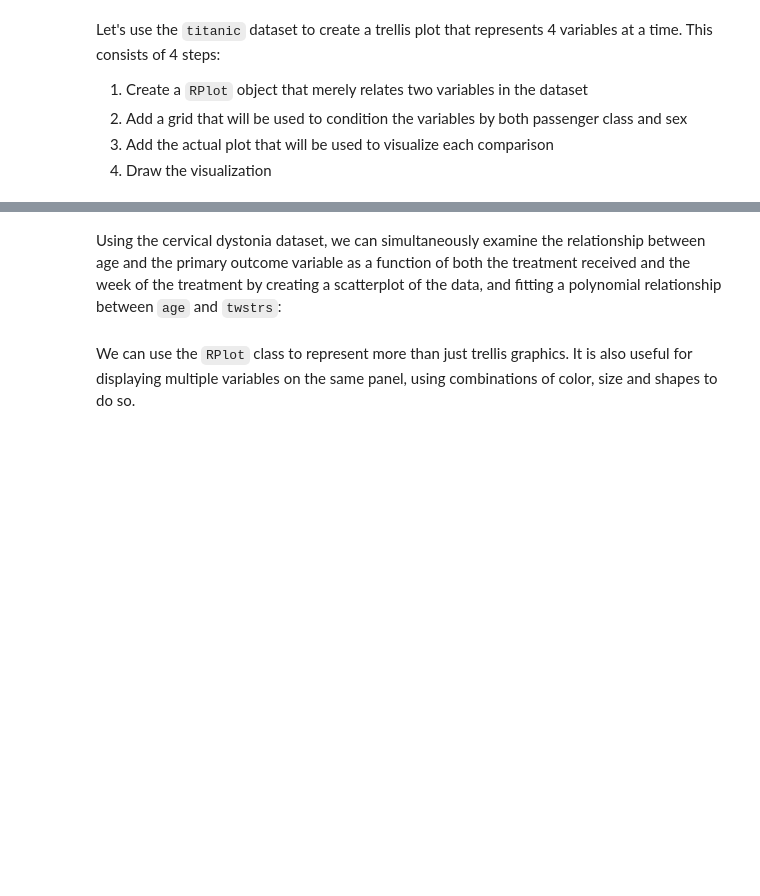
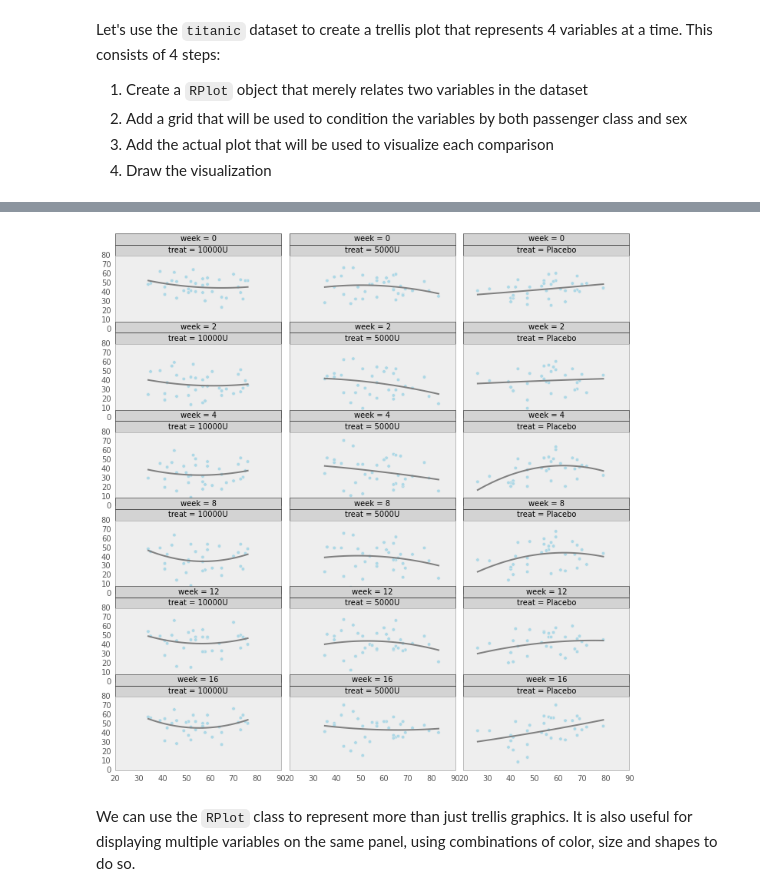
Before and after one commit to fonnesbeck/statistical-analysis-python-tutorial, a Jupyter notebook: 3. Plotting and Visualization.ipynb, the cells around one changed output, grey strips where cells are left out. Saved outputs shown, nothing was run; the diff lists cells and outputs as text; code cells hidden in the pictures; blank space fills up the shorter version.

```diff
--- a/3. Plotting and Visualization.ipynb
+++ b/3. Plotting and Visualization.ipynb
@@ -252,12 +382,12 @@ cdystonia.head()
-# %% [markdown]
-Using the cervical dystonia dataset, we can simultaneously examine the relationship between age and the primary outcome variable as a function of both the treatment received and the week of the treatment by creating a scatterplot of the data, and fitting a polynomial relationship between `age` and `twstrs`:
 # %%
 plt.figure(figsize=(12,12))
 bbp = RPlot(cdystonia, x='age', y='twstrs')
 bbp.add(TrellisGrid(['week', 'treat']))
 bbp.add(GeomScatter())
-bbp.add(GeomPolyFit(degree=3))
+bbp.add(GeomPolyFit(degree=2))
 _ = bbp.render(gcf())
+# %% [output]
+[figure, added]
 # %% [markdown]
 We can use the `RPlot` class to represent more than just trellis graphics. It is also useful for displaying multiple variables on the same panel, using combinations of color, size and shapes to do so.
 # %%
```
Also changed, not shown: parts of 38 cells of this notebook, 1 other file.
